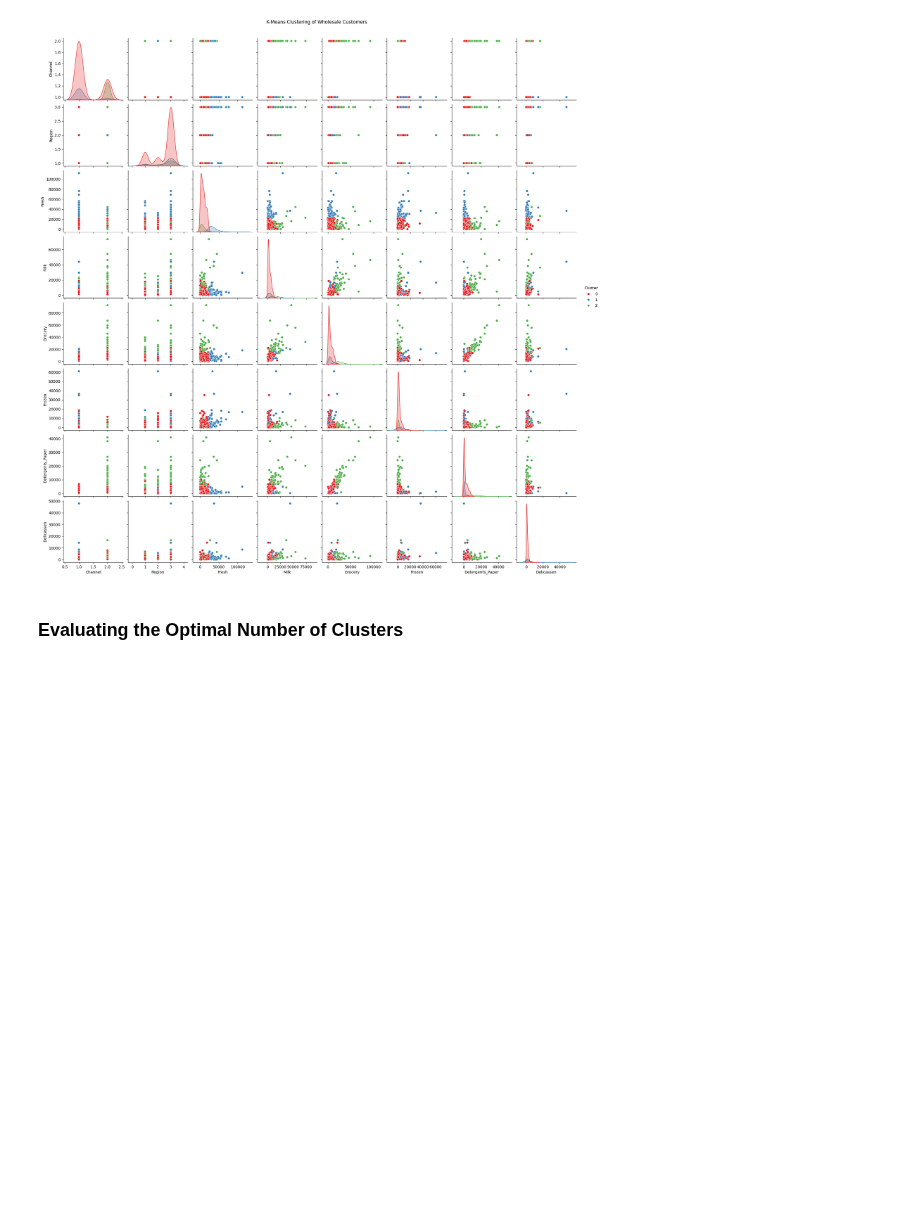
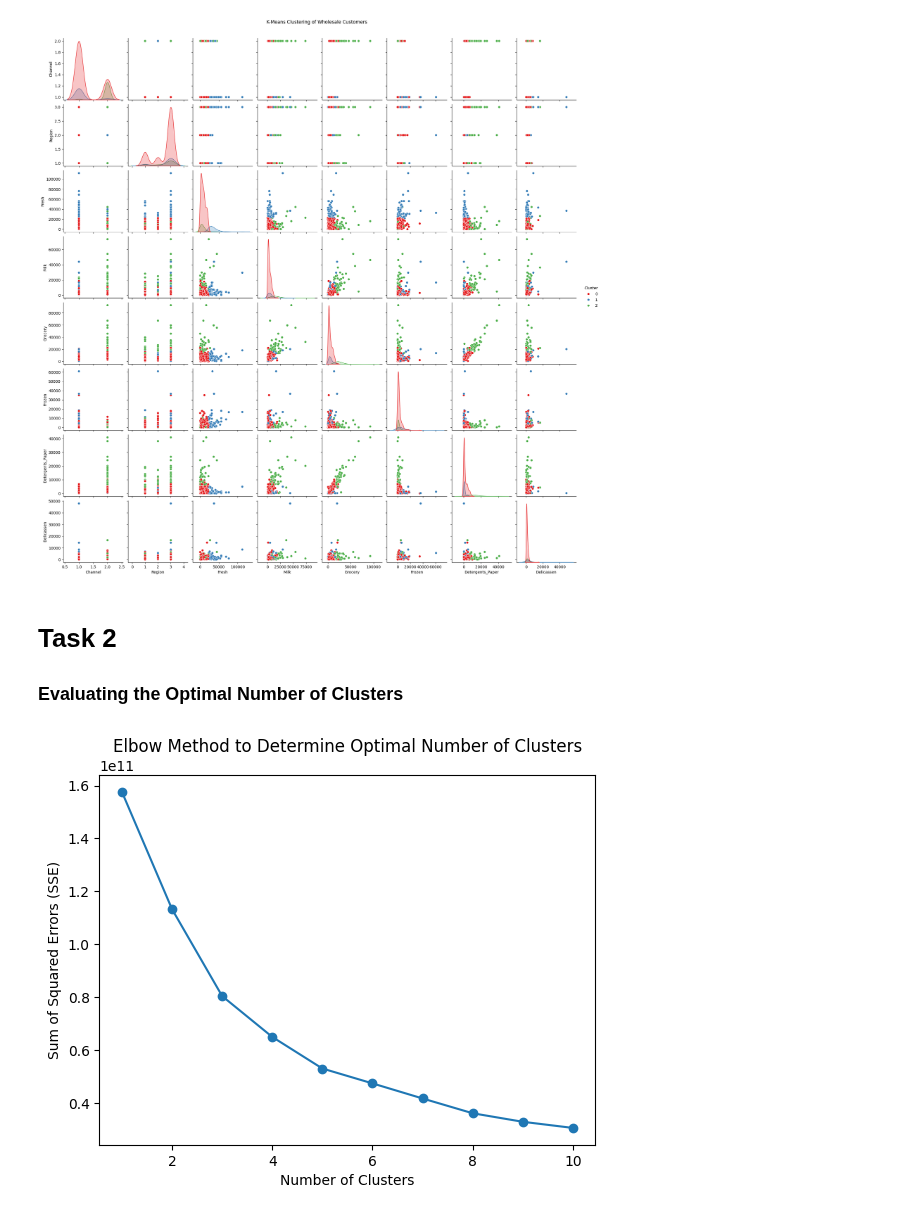
Before and after one commit to Ahmed-Islam-AI/100DaysOfBytewise, a Jupyter notebook: Solutions/Task 18 Solution/BWF_Week7_Task_18.ipynb, the cells around one changed output. Cells and saved outputs as stored; diff of their text form; code cells hidden in the pictures; blank space fills up the shorter version.

Commit message:
updated task 18

```diff
--- a/Solutions/Task 18 Solution/BWF_Week7_Task_18.ipynb
+++ b/Solutions/Task 18 Solution/BWF_Week7_Task_18.ipynb
@@ -70,4 +70,22 @@ plt.show()
 # %% [output]
 [figure]
 # %% [markdown]
+# Task 2
+
 ### Evaluating the Optimal Number of Clusters
+# %%
+# the optimal number of clusters using the Elbow Method
+sse = []  # List to store the sum of squared errors for each k
+for k in range(1, 11):
+    kmeans = KMeans(n_clusters=k, random_state=42)
+    kmeans.fit(X)
+    sse.append(kmeans.inertia_)  # Append the SSE (inertia) for each k
+# %%
+# Plot the Elbow Method result
+plt.plot(range(1, 11), sse, marker='o')
+plt.title('Elbow Method to Determine Optimal Number of Clusters')
+plt.xlabel('Number of Clusters')
+plt.ylabel('Sum of Squared Errors (SSE)')
+plt.show()
+# %% [output]
+[figure, added]
```
Also changed, not shown: parts of 3 cells of this notebook.
